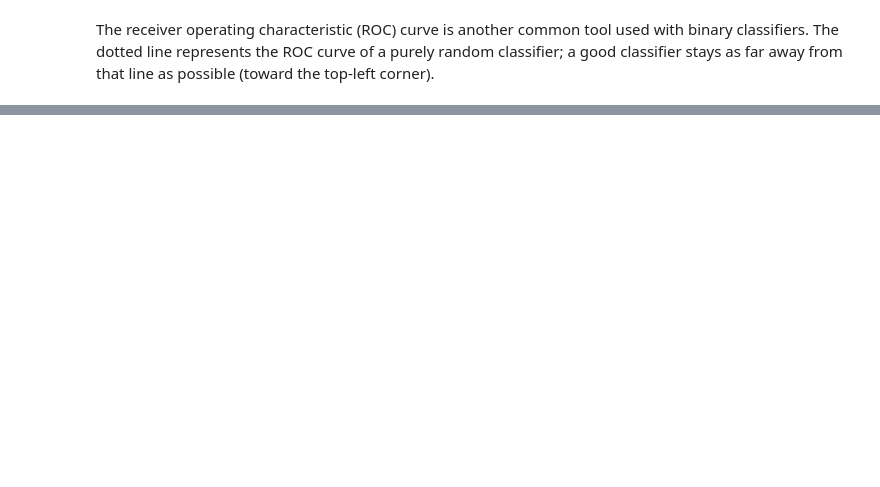
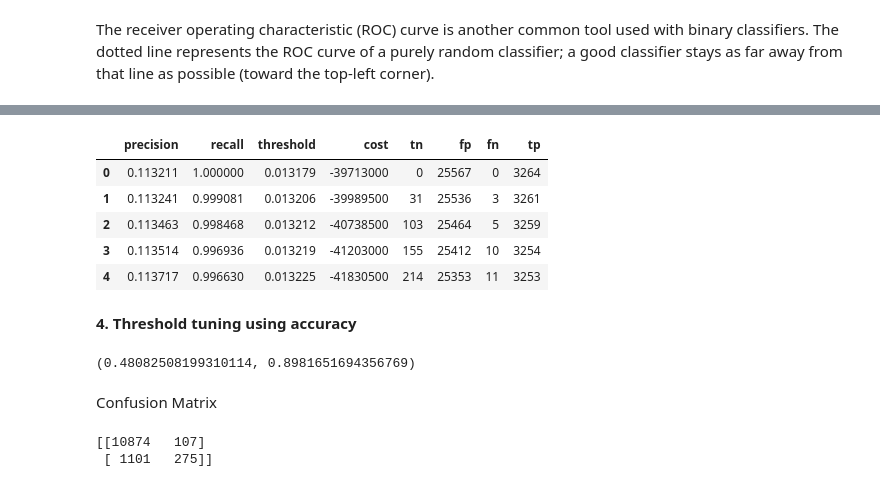
Before and after one commit to chain-veerender/datascience, a Jupyter notebook: Logistic_regression.ipynb, the cells around one changed output, grey strips where cells are left out. Saved outputs shown, nothing was run; the diff lists cells and outputs as text; code cells hidden in the pictures; blank space fills up the shorter version.

```diff
--- a/Logistic_regression.ipynb
+++ b/Logistic_regression.ipynb
@@ -615,0 +1028,15 @@ The receiver operating characteristic (ROC) curve is another common tool used wi
+# %%
+def default_cost_function(tn, fp, fn, tp):
+      cost = 0
+
+      cost += (tn * -10000)
+      cost += (fp * 1000)
+      cost += (fn * 1500)
+      cost += (tp * -20000)
+
+      return cost
+
+threshold_cost, min_cost, df_cost = lrt.threshold_from_cost_function(X_imbalance, y_imbalance, default_cost_function)
+y_pred_cost = lrt.predict(X_test_imbalance, threshold_cost)
+
+threshold_cost, min_cost
@@ -615,0 +1064,28 @@ The receiver operating characteristic (ROC) curve is another common tool used wi
+# %%
+df_cost.head()
+# %% [output]
+|  | precision | recall | threshold | cost | tn | fp | fn | tp |
+| 0 | 0.113211 | 1.000000 | 0.013179 | -39713000 | 0 | 25567 | 0 | 3264 |
+| 1 | 0.113241 | 0.999081 | 0.013206 | -39989500 | 31 | 25536 | 3 | 3261 |
+| 2 | 0.113463 | 0.998468 | 0.013212 | -40738500 | 103 | 25464 | 5 | 3259 |
+| 3 | 0.113514 | 0.996936 | 0.013219 | -41203000 | 155 | 25412 | 10 | 3254 |
+| 4 | 0.113717 | 0.996630 | 0.013225 | -41830500 | 214 | 25353 | 11 | 3253 |
+# %% [markdown]
+**4. Threshold tuning using accuracy**
+# %%
+threshold_acc, max_accuracy, df_accuracy = lrt.threshold_from_optimal_accuracy(X_imbalance, y_imbalance)
+
+# Predict on test data
+y_pred_acc = lrt.predict(X_test_imbalance, threshold_acc)
+
+threshold_acc, max_accuracy
+# %% [output]
+(0.48082508199310114, 0.8981651694356769)
+# %% [markdown]
+Confusion Matrix
+# %%
+cm_logistic_acc = confusion_matrix(y_test_imbalance, y_pred_acc)
+print(cm_logistic_acc)
+# %% [output]
+[[10874   107]
+ [ 1101   275]]
```
Also changed, not shown: parts of 77 cells of this notebook.
